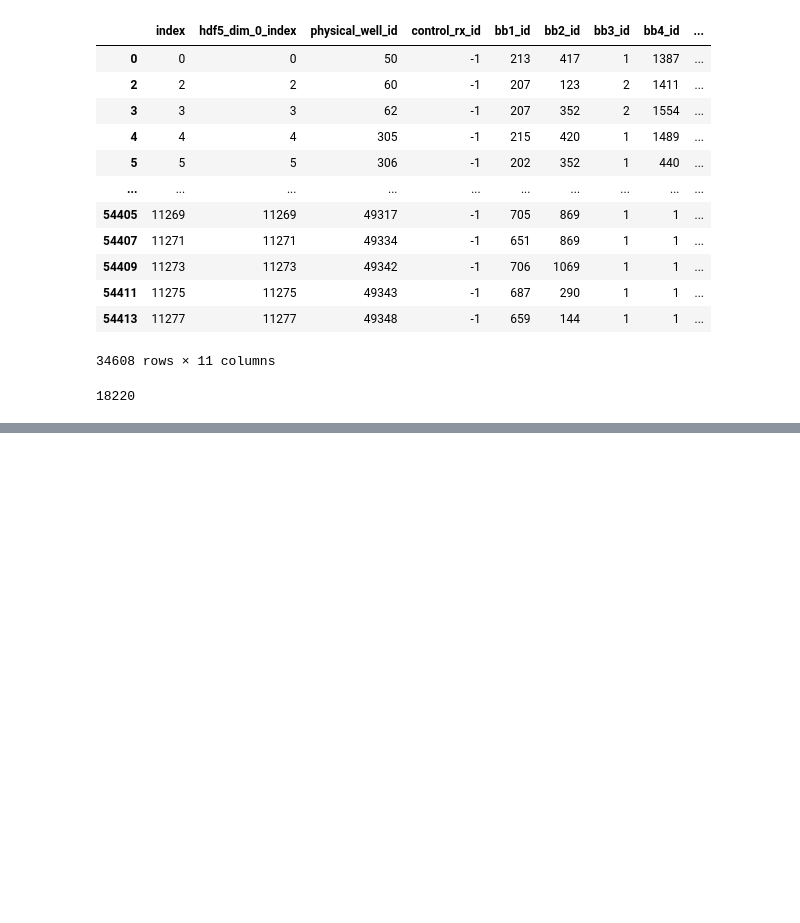
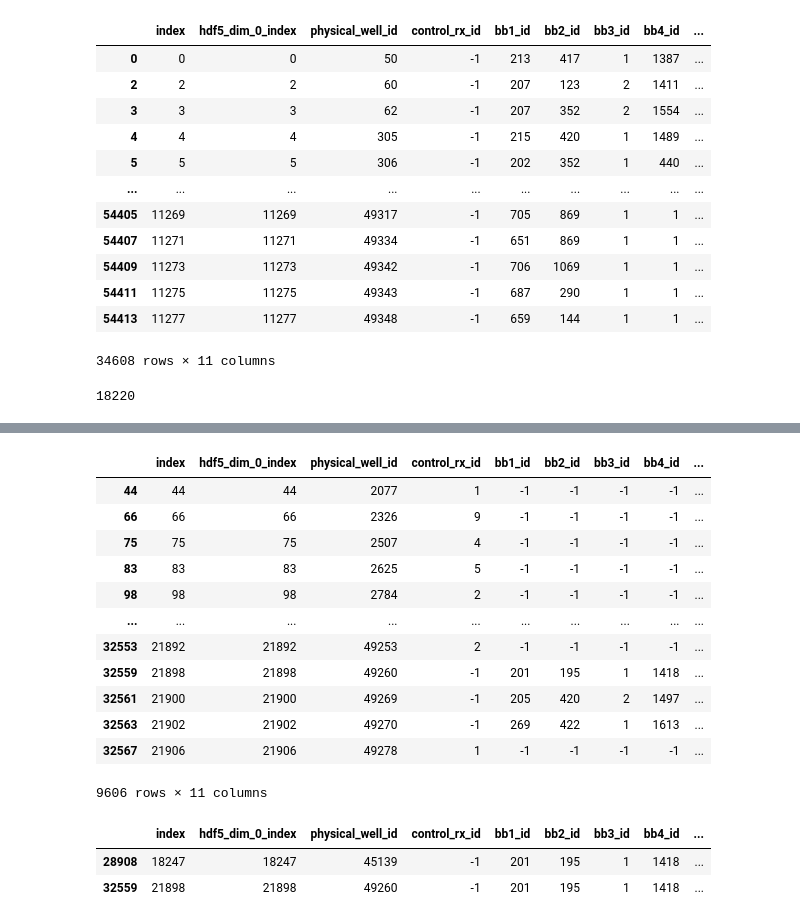
Before and after one commit to dmj6288/scRNA_cGAN, a Jupyter notebook: Step 5 - data collimator.ipynb, the cells around one changed output, grey strips where cells are left out. Cells and saved outputs as stored; diff of their text form; code cells hidden in the pictures; blank space fills up the shorter version.

```diff
--- a/Step 5 - data collimator.ipynb
+++ b/Step 5 - data collimator.ipynb
@@ -218,0 +245,24 @@ array([[[0., 0., 0., ..., 0., 0., 0.],
+# %%
+
+selected_images_metadata_zel_024[selected_images_metadata_zel_024['common'].duplicated()]
+# %% [output]
+|  | index | hdf5_dim_0_index | physical_well_id | control_rx_id | bb1_id | bb2_id | bb3_id | bb4_id | ... |
+| 44 | 44 | 44 | 2077 | 1 | -1 | -1 | -1 | -1 | ... |
+| 66 | 66 | 66 | 2326 | 9 | -1 | -1 | -1 | -1 | ... |
+| 75 | 75 | 75 | 2507 | 4 | -1 | -1 | -1 | -1 | ... |
+| 83 | 83 | 83 | 2625 | 5 | -1 | -1 | -1 | -1 | ... |
+| 98 | 98 | 98 | 2784 | 2 | -1 | -1 | -1 | -1 | ... |
+| ... | ... | ... | ... | ... | ... | ... | ... | ... | ... |
+| 32553 | 21892 | 21892 | 49253 | 2 | -1 | -1 | -1 | -1 | ... |
+| 32559 | 21898 | 21898 | 49260 | -1 | 201 | 195 | 1 | 1418 | ... |
+| 32561 | 21900 | 21900 | 49269 | -1 | 205 | 420 | 2 | 1497 | ... |
+| 32563 | 21902 | 21902 | 49270 | -1 | 269 | 422 | 1 | 1613 | ... |
+| 32567 | 21906 | 21906 | 49278 | 1 | -1 | -1 | -1 | -1 | ... |
+9606 rows × 11 columns
+# %%
+
+selected_images_metadata_zel_024[selected_images_metadata_zel_024['common'] == '-1_201_195_1_1418']
+# %% [output]
+|  | index | hdf5_dim_0_index | physical_well_id | control_rx_id | bb1_id | bb2_id | bb3_id | bb4_id | ... |
+| 28908 | 18247 | 18247 | 45139 | -1 | 201 | 195 | 1 | 1418 | ... |
+| 32559 | 21898 | 21898 | 49260 | -1 | 201 | 195 | 1 | 1418 | ... |
```
Also changed, not shown: parts of 8 cells of this notebook.
